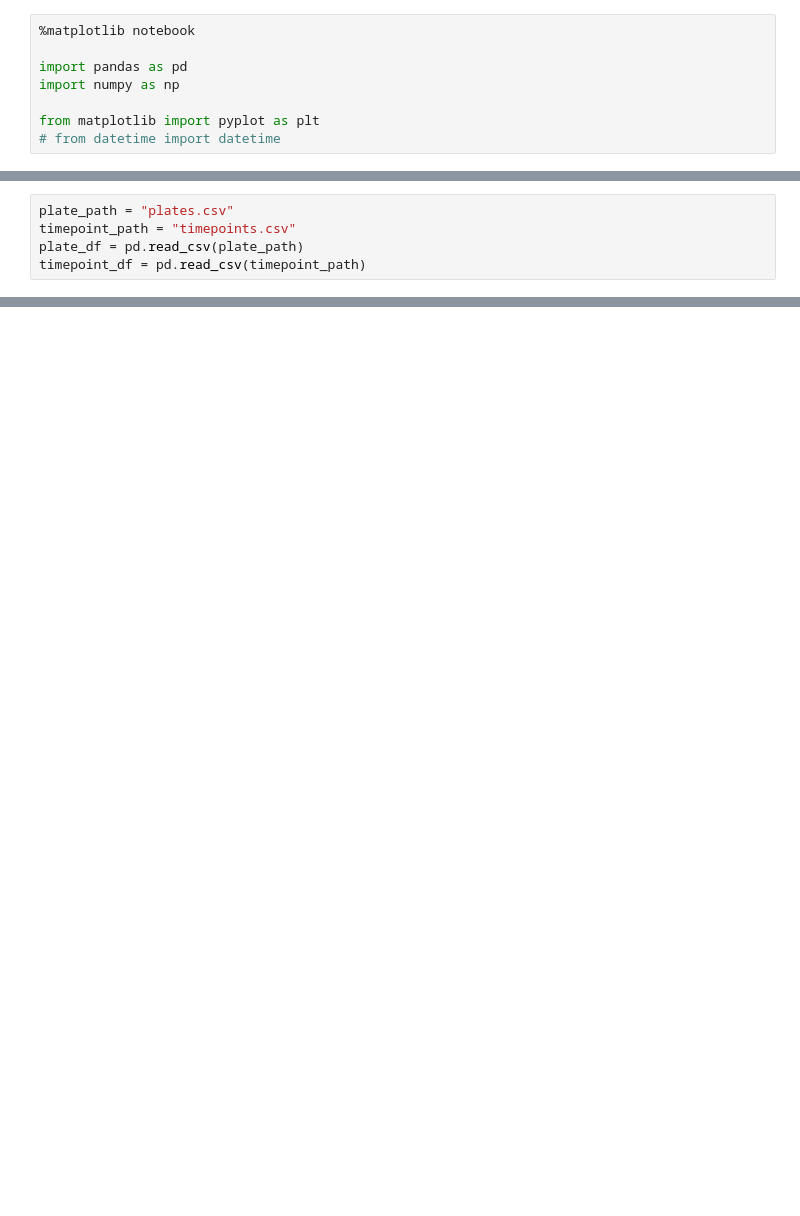
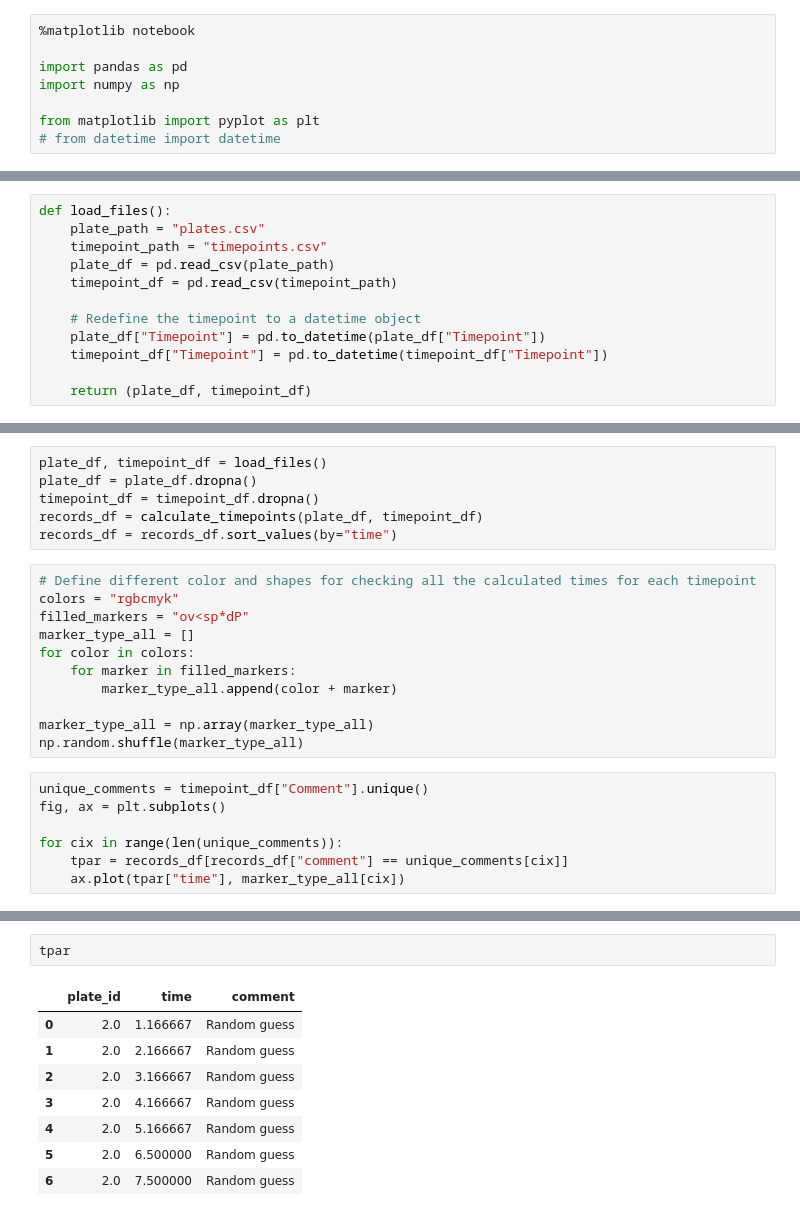
Before and after one commit to tolgacaglar/colony-image-analysis, a Jupyter notebook: Planning/Planning_Timepoints.ipynb, the cells around one changed output, grey strips where cells are left out. Cells and saved outputs as stored; diff of their text form; blank space fills up the shorter version.

Commit message:
Organizing the notebook for easier tracking the timepoints

```diff
--- a/Planning/Planning_Timepoints.ipynb
+++ b/Planning/Planning_Timepoints.ipynb
@@ -9,5 +27,12 @@ from matplotlib import pyplot as plt
 # %%
-plate_path = "plates.csv"
-timepoint_path = "timepoints.csv"
-plate_df = pd.read_csv(plate_path)
-timepoint_df = pd.read_csv(timepoint_path)
+def load_files():
+    plate_path = "plates.csv"
+    timepoint_path = "timepoints.csv"
+    plate_df = pd.read_csv(plate_path)
+    timepoint_df = pd.read_csv(timepoint_path)
+
+    # Redefine the timepoint to a datetime object
+    plate_df["Timepoint"] = pd.to_datetime(plate_df["Timepoint"])
+    timepoint_df["Timepoint"] = pd.to_datetime(timepoint_df["Timepoint"])
+
+    return (plate_df, timepoint_df)
@@ -73,0 +64,24 @@ array([1.        , 1.        , 1.        , 1.        , 1.33333333,
+# %%
+plate_df, timepoint_df = load_files()
+plate_df = plate_df.dropna()
+timepoint_df = timepoint_df.dropna()
+records_df = calculate_timepoints(plate_df, timepoint_df)
+records_df = records_df.sort_values(by="time")
+# %%
+# Define different color and shapes for checking all the calculated times for each timepoint
+colors = "rgbcmyk"
+filled_markers = "ov<sp*dP"
+marker_type_all = []
+for color in colors:
+    for marker in filled_markers:
+        marker_type_all.append(color + marker)
+
+marker_type_all = np.array(marker_type_all)
+np.random.shuffle(marker_type_all)
+# %%
+unique_comments = timepoint_df["Comment"].unique()
+fig, ax = plt.subplots()
+
+for cix in range(len(unique_comments)):
+    tpar = records_df[records_df["comment"] == unique_comments[cix]]
+    ax.plot(tpar["time"], marker_type_all[cix])
@@ -73,0 +91,11 @@ array([1.        , 1.        , 1.        , 1.        , 1.33333333,
+# %%
+tpar
+# %% [output]
+|  | plate_id | time | comment |
+| 0 | 2.0 | 1.166667 | Random guess |
+| 1 | 2.0 | 2.166667 | Random guess |
+| 2 | 2.0 | 3.166667 | Random guess |
+| 3 | 2.0 | 4.166667 | Random guess |
+| 4 | 2.0 | 5.166667 | Random guess |
+| 5 | 2.0 | 6.500000 | Random guess |
+| 6 | 2.0 | 7.500000 | Random guess |
```
Also changed, not shown: parts of 10 cells of this notebook, 1 other file.
